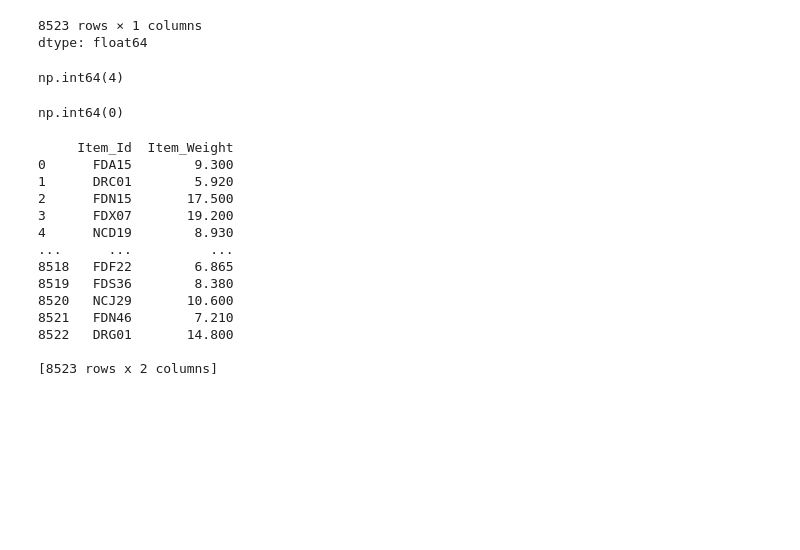
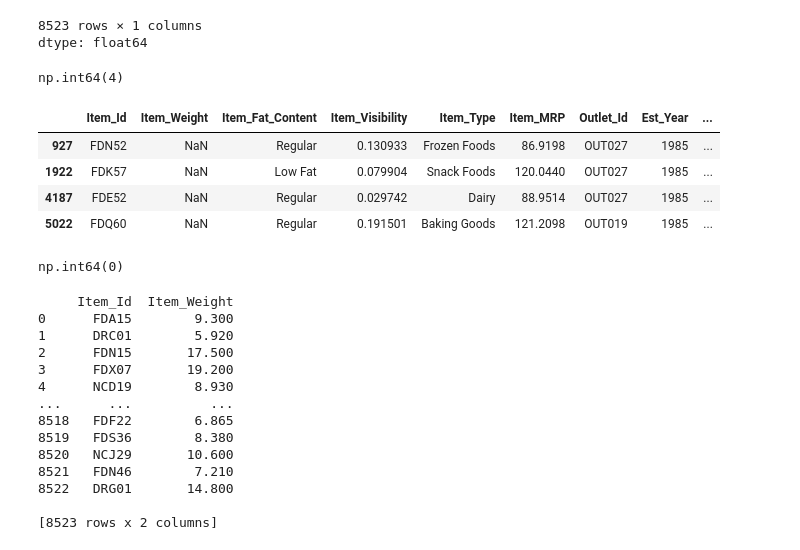
Before and after one commit to farahwadya/Prediction-of-Product-Sales, a Jupyter notebook: Prediction_of_Product_Sales.ipynb, the cells around one changed output. Cells and saved outputs as stored; diff of their text form; code cells hidden in the pictures; blank space fills up the shorter version.

```diff
--- a/Prediction_of_Product_Sales.ipynb
+++ b/Prediction_of_Product_Sales.ipynb
@@ -173,5 +169,5 @@ dtype: int64
 # %%
-df_sales['Item_Weight'] = df_sales.groupby('Item_Id')['Item_Weight'].transform('max')
+df_sales['Item_Weight'] = df_sales.groupby('Item_Id')['Item_Weight'].transform('mean')
 df_sales['Item_Weight']
 # %% [output]
 |  | Item_Weight |
@@ -192,6 +188,14 @@ dtype: float64
 df_sales['Item_Weight'].isna().sum()
 # %% [output]
 np.int64(4)
+# %%
+df_sales[df_sales['Item_Weight'].isna()]
+# %% [output]
+|  | Item_Id | Item_Weight | Item_Fat_Content | Item_Visibility | Item_Type | Item_MRP | Outlet_Id | Est_Year | ... |
+| 927 | FDN52 | NaN | Regular | 0.130933 | Frozen Foods | 86.9198 | OUT027 | 1985 | ... |
+| 1922 | FDK57 | NaN | Low Fat | 0.079904 | Snack Foods | 120.0440 | OUT027 | 1985 | ... |
+| 4187 | FDE52 | NaN | Regular | 0.029742 | Dairy | 88.9514 | OUT027 | 1985 | ... |
+| 5022 | FDQ60 | NaN | Regular | 0.191501 | Baking Goods | 121.2098 | OUT019 | 1985 | ... |
 # %%
 df_sales['Item_Weight'] = df_sales['Item_Weight'].fillna(-1)
 df_sales['Item_Weight'].isna().sum()
```
Also changed, not shown: parts of 6 cells of this notebook.
